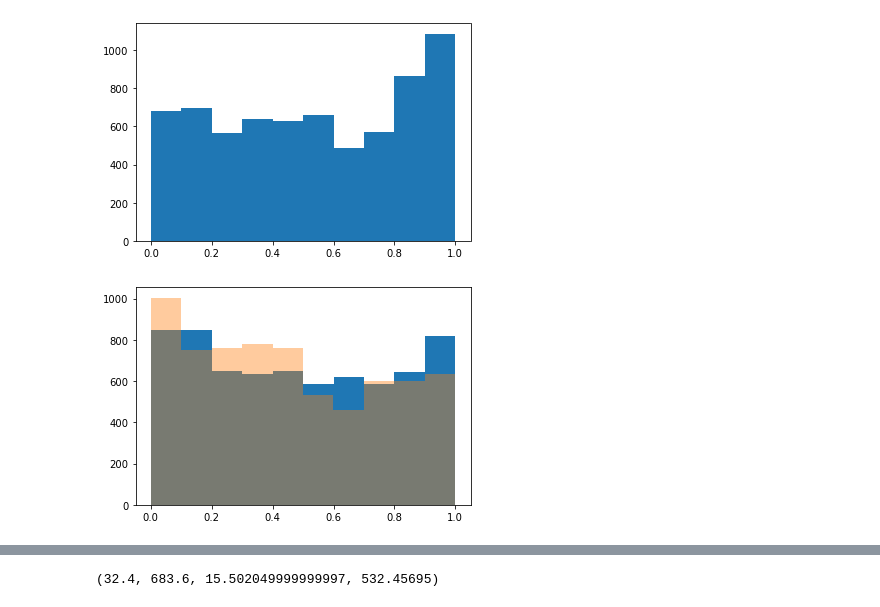
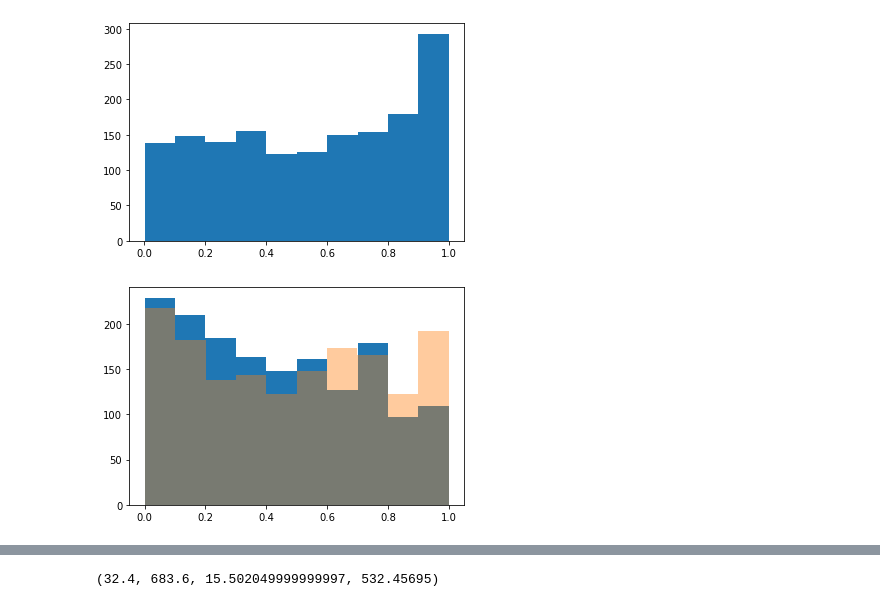
Before and after one commit to forero/cosmic_web_alignments, a Jupyter notebook: nb/perp_parallel_filaments.ipynb, the cells around one changed output, grey strips where cells are left out. Cells and saved outputs as stored; diff of their text form; code cells hidden in the pictures.

```diff
--- a/nb/perp_parallel_filaments.ipynb
+++ b/nb/perp_parallel_filaments.ipynb
@@ -37,3 +37,5 @@ def summary_filament(data_filaments, id_filament):
         mu_perp_A[i-1] = np.dot(delta_r_hat, perp_los_vector_hat_A)
         mu_perp_B[i-1] = np.dot(delta_r_hat, perp_los_vector_hat_B)
     return mu_par, mu_perp_A, mu_perp_B, np.ones(n_points-2)*filament_len
+# %%
+data = pd.read_csv("../data/p_web_rosette_17_filaments.csv")
@@ -52,9 +59,10 @@ for id_fil in id_filaments:
 # %%
 _ = plt.hist(np.abs(mu_par))
 # %% [output]
-[figure, old version]
+[figure, new version]
 # %%
-_ = plt.hist(np.abs(mu_perp_A))
-_ = plt.hist(np.abs(mu_perp_B), alpha=0.4)
+ii = (filament_len<300) & (filament_len>0)
+_ = plt.hist(np.abs(mu_perp_A[ii]))
+_ = plt.hist(np.abs(mu_perp_B[ii]), alpha=0.4)
 # %% [output]
-[figure, old version]
+[figure, new version]
```
Also changed, not shown: parts of 7 cells of this notebook.
